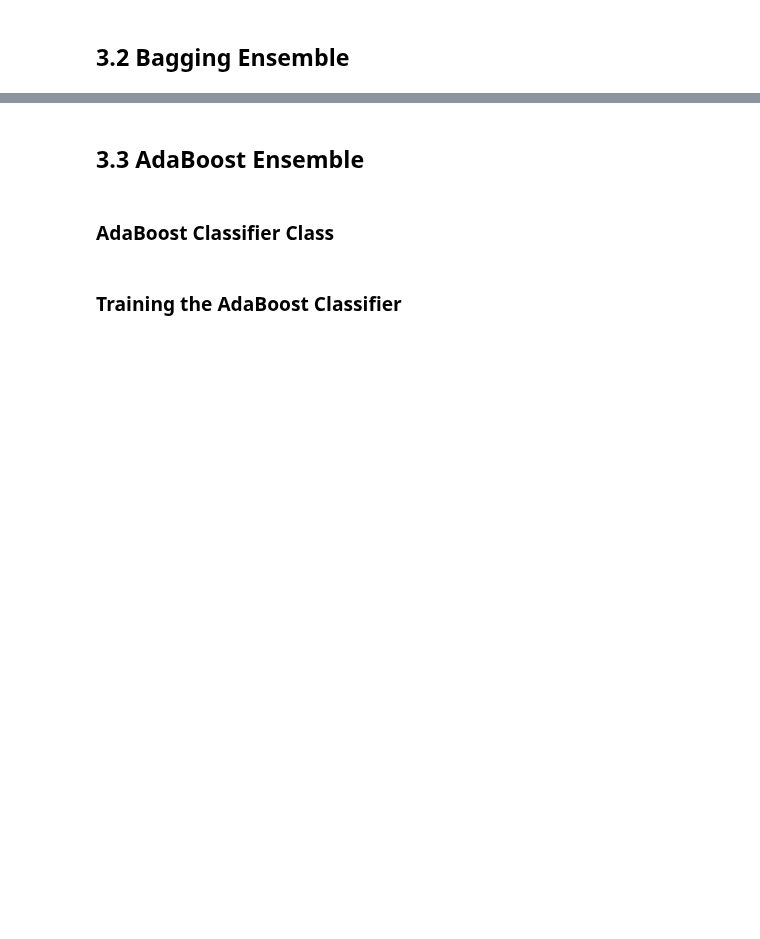
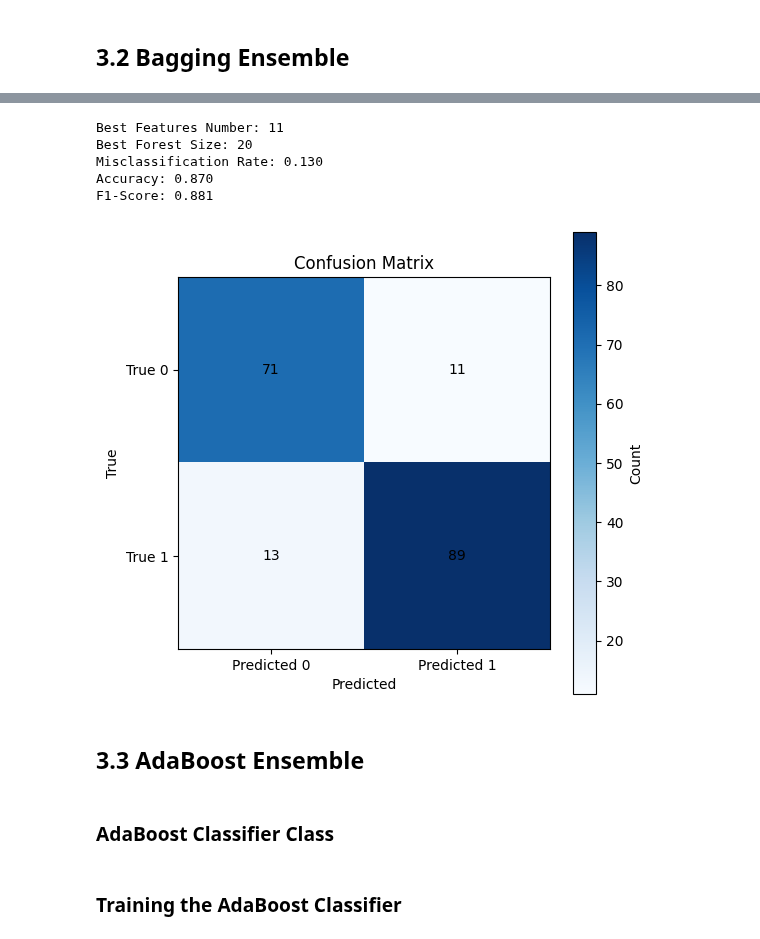
Before and after one commit to AhmedIAshraf/Heart-Failure-Classification, a Jupyter notebook: Heart_Failure_Classification.ipynb, the cells around one changed output, grey strips where cells are left out. Drawn from its saved outputs; the diff is of its cells as text; code cells hidden in the pictures; blank space fills up the shorter version.

```diff
--- a/Heart_Failure_Classification.ipynb
+++ b/Heart_Failure_Classification.ipynb
@@ -309,7 +335,7 @@ class DecisionTreeClassifier:
 # %%
 # Initialize and train the Decision Tree Classifier
 decision_tree_classifier = DecisionTreeClassifier()
-decision_tree_classifier.fit(X_train, y_train)
+decision_tree_classifier.fit(X_train_scaled, y_train)
 # %% [markdown]
 ### Hyperparameters Tuning
 # %%
@@ -421,0 +509,17 @@ ST_Slope_Up > 0.0 -> False:
+# %%
+# Tune hyperparameters
+features = X_train.shape[1]
+sqrt = int(np.sqrt(features))
+d_features_values = [sqrt, sqrt+2, int(0.5*features), int(0.75*features), features]
+trees_values = [10, 20, 50, 100, 150, 250, 500]
+
+misclassification_rates = np.zeros((len(d_features_values), len(trees_values)))
+
+for i, d_features in enumerate(d_features_values):
+    for j, trees in enumerate(trees_values):
+        random_forest_classifier = RandomForestClassifier(trees=trees)
+        random_forest_classifier.fit(X_train_scaled, y_train, d_features)
+        y_pred = random_forest_classifier.predict(X_val_scaled)
+        misclassification_rates[i, j] = np.mean(y_pred != y_val)
+        print(f"Misclassification Rate (FeaturesNumber={d_features} and Trees={trees}): {misclassification_rates[i, j]}")
+    print("")
@@ -422,3 +544,36 @@ ST_Slope_Up > 0.0 -> False:
+# %%
+# Find the best hyperparameters
+best_idx = np.unravel_index(np.argmin(misclassification_rates, axis=None), misclassification_rates.shape)
+best_features_number = d_features_values[best_idx[0]]
+best_trees = trees_values[best_idx[1]]
+print(f"Best Features Number: {best_features_number}")
+print(f"Best Forest Size: {best_trees}")
+
+# Intialize and train the Random Forest Classifier with the best hyperparameters
+random_forest_classifier = RandomForestClassifier(trees = best_trees)
+random_forest_classifier.fit(X_train_scaled, y_train, best_features_number)
+# Make predictions and evaluate the model on the test set
+y_pred = random_forest_classifier.predict(X_test_scaled)
+
+# Calculate the misclassification rate, accuracy, F1-score, and confusion matrix
+misclassification_rate = np.mean(y_pred != y_test)
+print(f"Misclassification Rate: {misclassification_rate:.3f}")
+
+acc_score = accuracy_score(y_test, y_pred)
+print(f"Accuracy: {acc_score:.3f}")
+
+f1 = f1_score(y_test, y_pred)
+print(f"F1-Score: {f1:.3f}")
+
+cm = confusion_matrix(y_test, y_pred)
+plot_confusion_matrix(cm)
+# %% [output]
+Best Features Number: 11
+Best Forest Size: 20
+Misclassification Rate: 0.130
+Accuracy: 0.870
+F1-Score: 0.881
+[figure, added]
 # %% [markdown]
 ## 3.3 AdaBoost Ensemble
 # %% [markdown]
```
Also changed, not shown: parts of 29 cells of this notebook.
